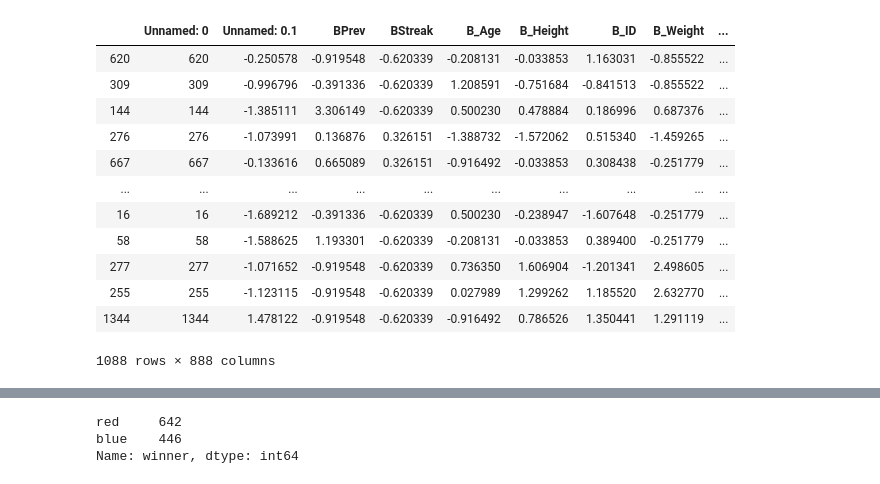
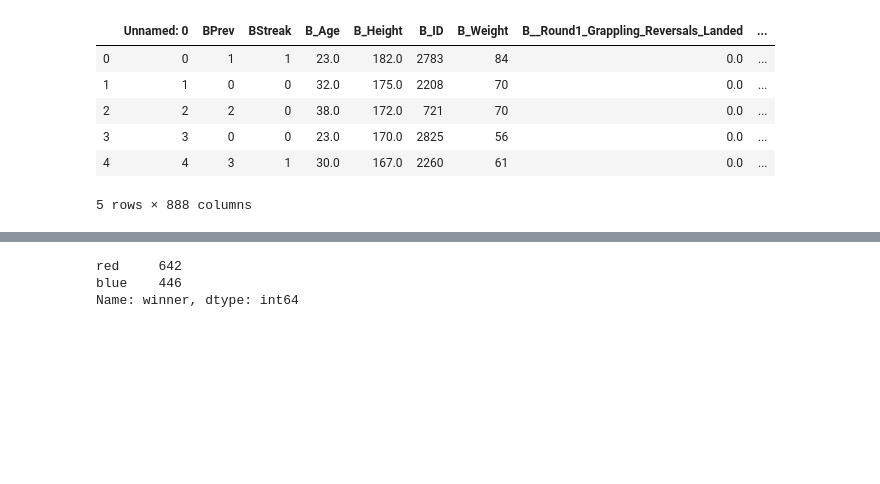
Before and after one commit to ncm103/the_final_project, a Jupyter notebook: elena-bkup/confusion_matrix.ipynb, the cells around one changed output, grey strips where cells are left out. Saved outputs shown, nothing was run; the diff lists cells and outputs as text; code cells hidden in the pictures; blank space fills up the shorter version.

```diff
--- a/elena-bkup/confusion_matrix.ipynb
+++ b/elena-bkup/confusion_matrix.ipynb
@@ -30,0 +31,14 @@ ufc.head()
+# %%
+ufc = ufc[ufc.winner != 'no contest']
+ufc = ufc[ufc.winner != 'draw']
+#ufc_zero = ufc.fillna(0)
+ufc_zero = ufc.copy()
+ufc_zero.head()
+# %% [output]
+|  | Unnamed: 0 | BPrev | BStreak | B_Age | B_Height | B_ID | B_Weight | B__Round1_Grappling_Reversals_Landed | ... |
+| 0 | 0 | 1 | 1 | 23.0 | 182.0 | 2783 | 84 | 0.0 | ... |
+| 1 | 1 | 0 | 0 | 32.0 | 175.0 | 2208 | 70 | 0.0 | ... |
+| 2 | 2 | 2 | 0 | 38.0 | 172.0 | 721 | 70 | 0.0 | ... |
+| 3 | 3 | 0 | 0 | 23.0 | 170.0 | 2825 | 56 | 0.0 | ... |
+| 4 | 4 | 3 | 1 | 30.0 | 167.0 | 2260 | 61 | 0.0 | ... |
+5 rows × 888 columns
@@ -34,18 +50,2 @@ X = ufc.drop(columns = 'winner')
 
 X_train, X_test, y_train, y_test = train_test_split(X,y,test_size=0.25,random_state=43)
-# %%
-X_train
-# %% [output]
-|  | Unnamed: 0 | Unnamed: 0.1 | BPrev | BStreak | B_Age | B_Height | B_ID | B_Weight | ... |
-| 620 | 620 | -0.250578 | -0.919548 | -0.620339 | -0.208131 | -0.033853 | 1.163031 | -0.855522 | ... |
-| 309 | 309 | -0.996796 | -0.391336 | -0.620339 | 1.208591 | -0.751684 | -0.841513 | -0.855522 | ... |
-| 144 | 144 | -1.385111 | 3.306149 | -0.620339 | 0.500230 | 0.478884 | 0.186996 | 0.687376 | ... |
-| 276 | 276 | -1.073991 | 0.136876 | 0.326151 | -1.388732 | -1.572062 | 0.515340 | -1.459265 | ... |
-| 667 | 667 | -0.133616 | 0.665089 | 0.326151 | -0.916492 | -0.033853 | 0.308438 | -0.251779 | ... |
-| ... | ... | ... | ... | ... | ... | ... | ... | ... | ... |
-| 16 | 16 | -1.689212 | -0.391336 | -0.620339 | 0.500230 | -0.238947 | -1.607648 | -0.251779 | ... |
-| 58 | 58 | -1.588625 | 1.193301 | -0.620339 | -0.208131 | -0.033853 | 0.389400 | -0.251779 | ... |
-| 277 | 277 | -1.071652 | -0.919548 | -0.620339 | 0.736350 | 1.606904 | -1.201341 | 2.498605 | ... |
-| 255 | 255 | -1.123115 | -0.919548 | -0.620339 | 0.027989 | 1.299262 | 1.185520 | 2.632770 | ... |
-| 1344 | 1344 | 1.478122 | -0.919548 | -0.620339 | -0.916492 | 0.786526 | 1.350441 | 1.291119 | ... |
-1088 rows × 888 columns
```
Also changed, not shown: parts of 15 cells of this notebook.
